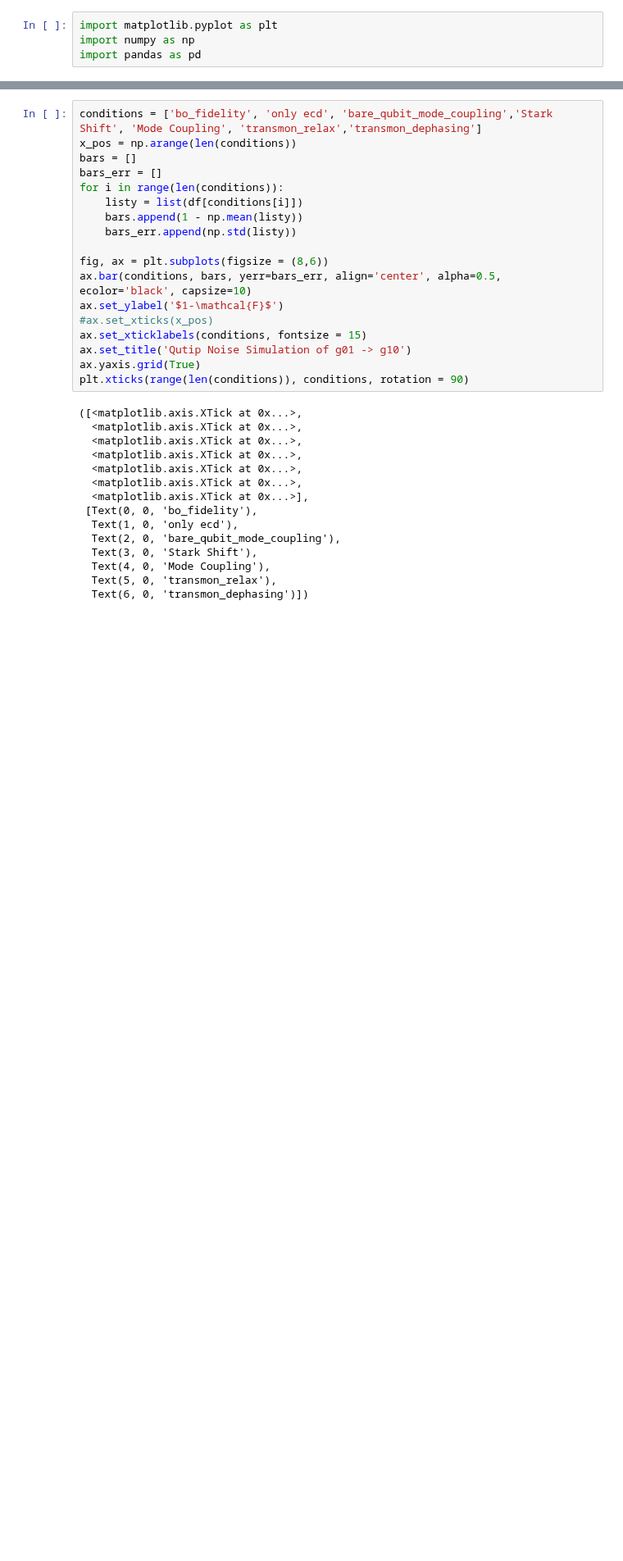
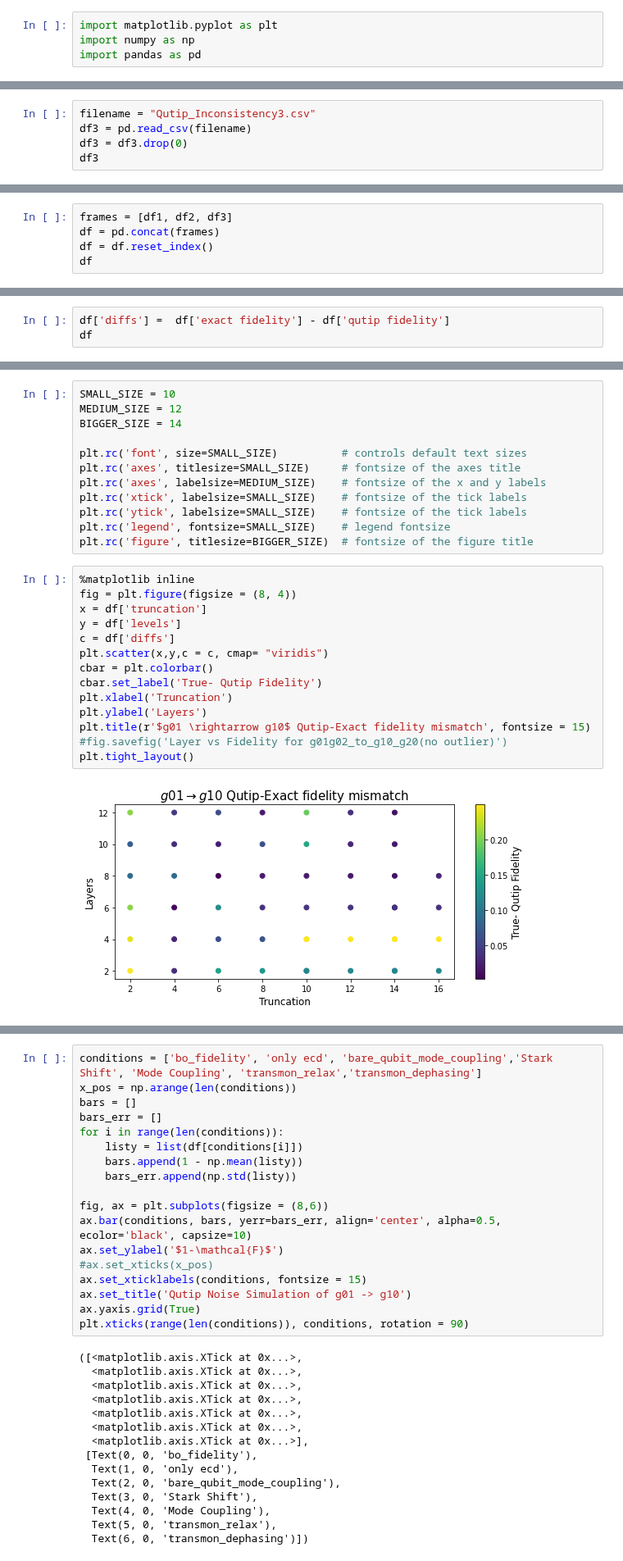
Before and after one commit to EeshGupta/Multimode-Conditional-Displacements, a Jupyter notebook: hpc_runs/two_mode_ecd/Qutip Batch Optimizer Inconsistency/Plotter.ipynb, the cells around one changed output, grey strips where cells are left out. Shown at 82% size. Drawn from its saved outputs; the diff is of its cells as text; blank space fills up the shorter version.

Commit message:
plotting results + qutip bug

```diff
--- a/hpc_runs/two_mode_ecd/Qutip Batch Optimizer Inconsistency/Plotter.ipynb
+++ b/hpc_runs/two_mode_ecd/Qutip Batch Optimizer Inconsistency/Plotter.ipynb
@@ -46,3 +47,8 @@ df
 | 13 | 14.0 | 2.0 | 0.135335 | 0.135336 | 0.018084 | [-0.7739769, 1.2060332] | [0.8353572, 1.1174167] | [1.3912265, -0.44347984] | ... |
 | 14 | 14.0 | 4.0 | 0.541341 | 0.541346 | 0.292859 | [1.3805836, 0.53015584, 5.2459797... | [-1.2005045, 0.60968083, -1.33944... | [2.5938388e-07, -0.54839724, 1.34... | ... |
 | 15 | 14.0 | 6.0 | 0.970131 | 0.970144 | 0.939368 | [-0.7091941, 0.86363524, -0.32472... | [-1.2854327, -0.4763391, -0.58881... | [0.19065796, 0.008564849, -0.6720... | ... |
+# %%
+filename = "Qutip_Inconsistency3.csv"
+df3 = pd.read_csv(filename)
+df3 = df3.drop(0)
+df3
@@ -48,0 +67,5 @@ df
+# %%
+frames = [df1, df2, df3]
+df = pd.concat(frames)
+df = df.reset_index()
+df
@@ -48,0 +90,3 @@ df
+# %%
+df['diffs'] =  df['exact fidelity'] - df['qutip fidelity']
+df
@@ -48,0 +111,28 @@ df
+# %%
+SMALL_SIZE = 10
+MEDIUM_SIZE = 12
+BIGGER_SIZE = 14
+
+plt.rc('font', size=SMALL_SIZE)          # controls default text sizes
+plt.rc('axes', titlesize=SMALL_SIZE)     # fontsize of the axes title
+plt.rc('axes', labelsize=MEDIUM_SIZE)    # fontsize of the x and y labels
+plt.rc('xtick', labelsize=SMALL_SIZE)    # fontsize of the tick labels
+plt.rc('ytick', labelsize=SMALL_SIZE)    # fontsize of the tick labels
+plt.rc('legend', fontsize=SMALL_SIZE)    # legend fontsize
+plt.rc('figure', titlesize=BIGGER_SIZE)  # fontsize of the figure title
+# %%
+%matplotlib inline
+fig = plt.figure(figsize = (8, 4))
+x = df['truncation']
+y = df['levels']
+c = df['diffs']
+plt.scatter(x,y,c = c, cmap= "viridis")
+cbar = plt.colorbar()
+cbar.set_label('True- Qutip Fidelity')
+plt.xlabel('Truncation')
+plt.ylabel('Layers')
+plt.title(r'$g01 \rightarrow g10$ Qutip-Exact fidelity mismatch', fontsize = 15)
+#fig.savefig('Layer vs Fidelity for g01g02_to_g10_g20(no outlier)')
+plt.tight_layout()
+# %% [output]
+[figure, added]
```
Also changed, not shown: parts of 7 cells of this notebook, 6 other files.
